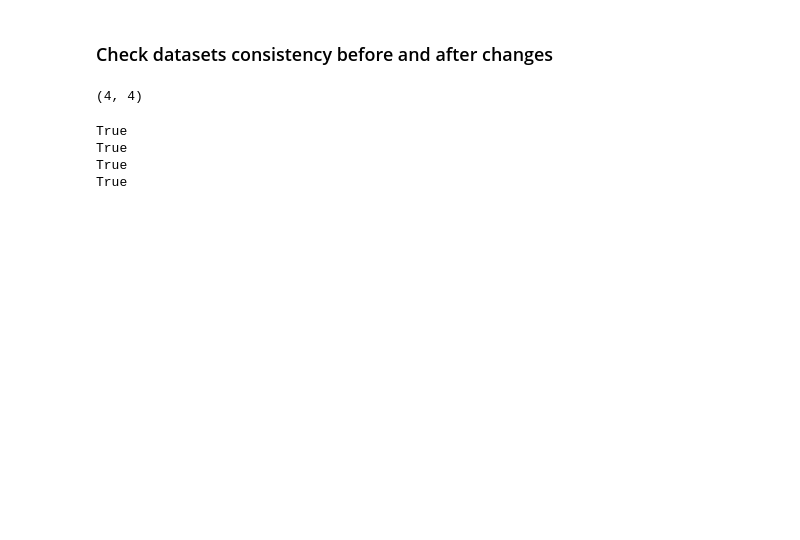
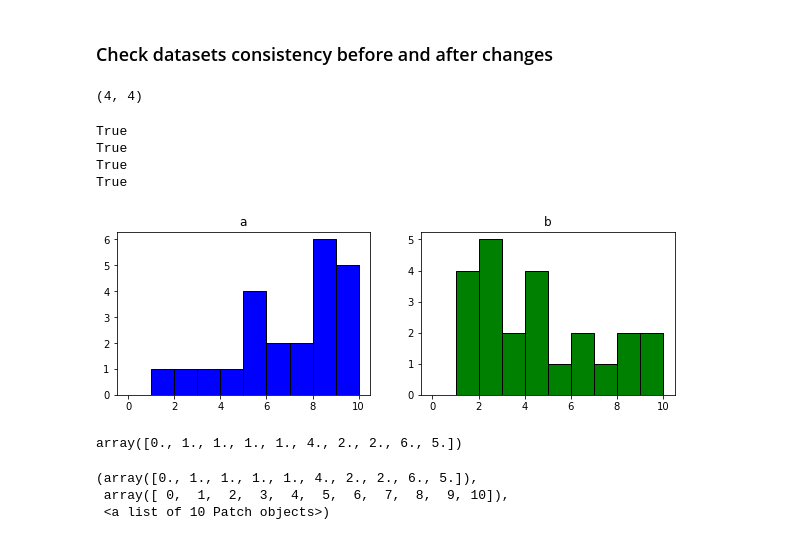
Before and after one commit to danyayay/ynet_adaptive, a Jupyter notebook: notebook/dataset.ipynb, the cells around one changed output. Saved outputs shown, nothing was run; the diff lists cells and outputs as text; code cells hidden in the pictures; blank space fills up the shorter version.

```diff
--- a/notebook/dataset.ipynb
+++ b/notebook/dataset.ipynb
@@ -130,3 +444,30 @@ True
 True
 True
 True
+# %%
+a=[1, 2, 8, 9, 5, 6, 8, 5, 8, 7, 9, 3, 4, 8, 9, 5, 6, 8, 5, 8, 7, 9, 10]
+b=[1, 8, 4, 1, 2, 4, 2, 3, 1, 4, 2, 5, 9, 8, 6, 4, 7, 6, 1, 2, 2, 3, 10]
+# %%
+fig, ax = plt.subplots(1,2,figsize=(10, 3))
+
+plt.subplot(121)
+plot1=plt.hist(a, bins=[0,1,2,3,4,5,6,7,8,9,10],edgecolor='k',linewidth=1.0,color='blue')
+plt.title("a")
+
+plt.subplot(122)
+plot2=plt.hist(b, bins=[0,1,2,3,4,5,6,7,8,9,10],edgecolor='k',linewidth=1.0,color='green')
+plt.title("b")
+
+plt.show()
+# %% [output]
+[figure, added]
+# %%
+plot1[0]
+# %% [output]
+array([0., 1., 1., 1., 1., 4., 2., 2., 6., 5.])
+# %%
+plot1
+# %% [output]
+(array([0., 1., 1., 1., 1., 4., 2., 2., 6., 5.]),
+ array([ 0,  1,  2,  3,  4,  5,  6,  7,  8,  9, 10]),
+ <a list of 10 Patch objects>)
```
Also changed, not shown: parts of 60 cells of this notebook, 2 other files.
